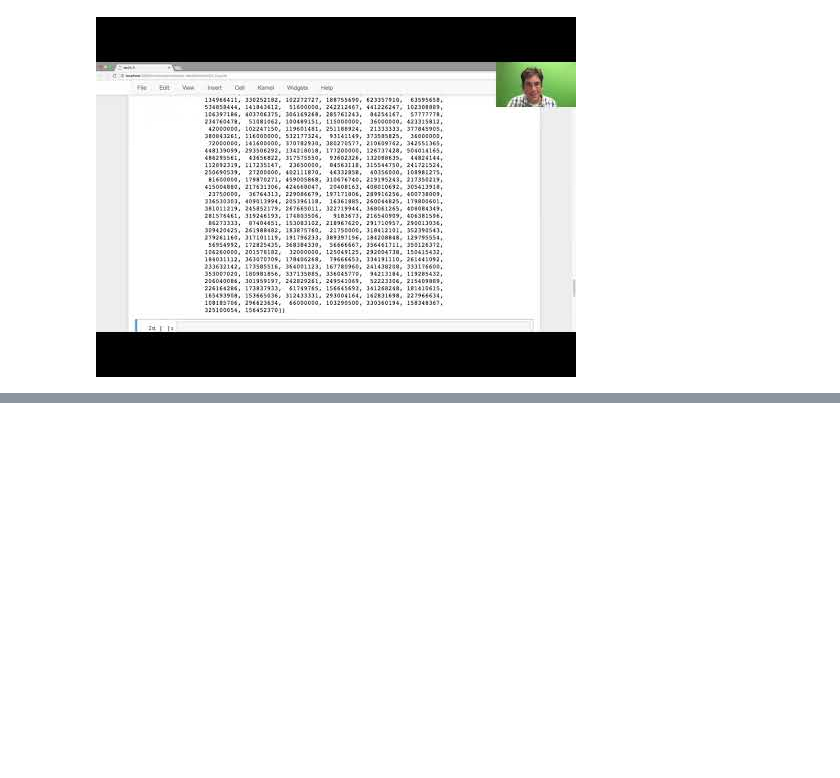
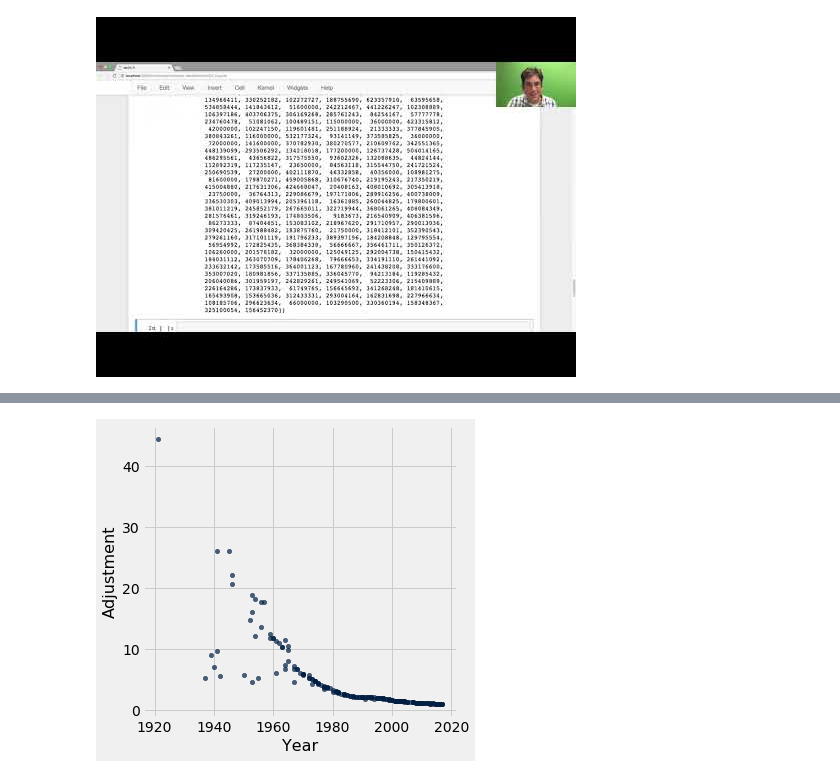
Before and after one commit to zach-guo/2023-DS-College-Advanatge, a Jupyter notebook: lec notebooks/lec04.ipynb, the cells around one changed output, grey strips where cells are left out. Saved outputs shown, nothing was run; the diff lists cells and outputs as text; code cells hidden in the pictures; blank space fills up the shorter version.

```diff
--- a/lec notebooks/lec04.ipynb
+++ b/lec notebooks/lec04.ipynb
@@ -1,3 +1,7 @@
 # %%
 from datascience import *
 import numpy as np
+
+%matplotlib inline
+import matplotlib.pyplot as plots
+plots.style.use('fivethirtyeight')
@@ -212,0 +184,4 @@ YouTubeVideo('MHRQ1UGKRyI', width=800, height=300)
+# %%
+# From http://www.boxofficemojo.com/alltime/adjusted.htm
+movies = Table.read_table('top_movies_2017.csv')
+movies
@@ -212,0 +221,3 @@ YouTubeVideo('MHRQ1UGKRyI', width=800, height=300)
+# %%
+adjustment = movies.column('Gross (Adjusted)') / movies.column('Gross')
+adjustment
@@ -212,0 +257,4 @@ YouTubeVideo('MHRQ1UGKRyI', width=800, height=300)
+# %%
+movies.with_column('Adjustment', adjustment).scatter('Year', 'Adjustment')
+# %% [output]
+[figure, added]
```
Also changed, not shown: parts of 141 cells of this notebook, 9 other files.
